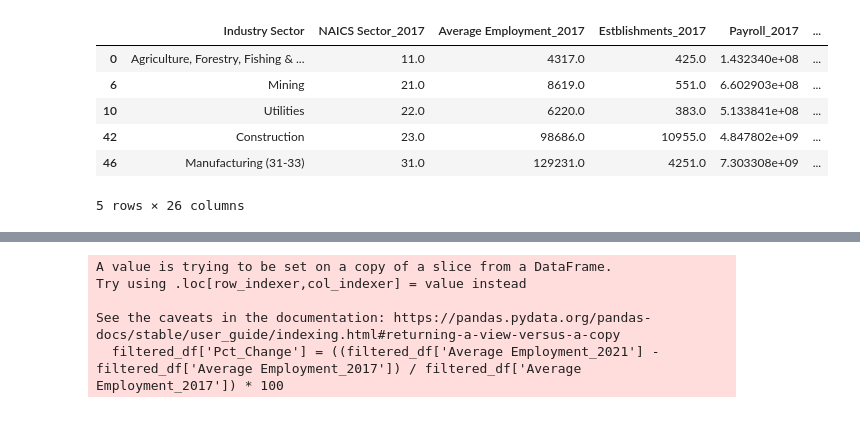
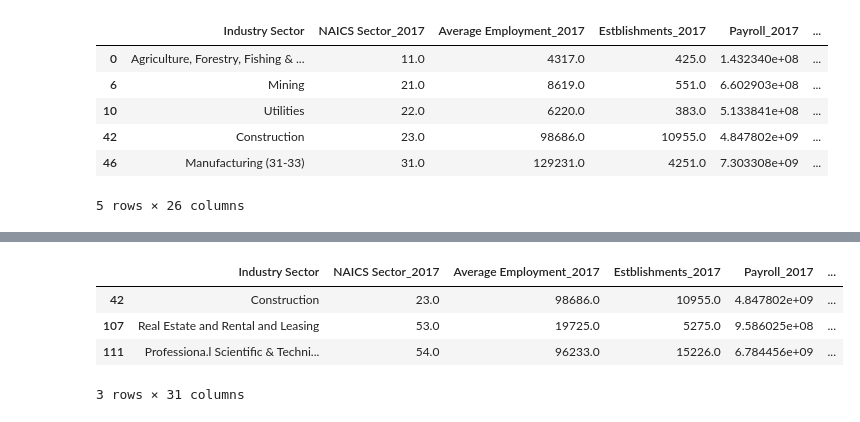
Before and after one commit to JoshuaMayo96/project-1, a Jupyter notebook: project-1.ipynb, the cells around one changed output, grey strips where cells are left out. Cells and saved outputs as stored; diff of their text form; code cells hidden in the pictures.

```diff
--- a/project-1.ipynb
+++ b/project-1.ipynb
@@ -190,12 +184,30 @@ plt.show()
-# %%
-# Calculate percentage change in average employment from 2017 to 2021 for each industry sector.
-filtered_df['Pct_Change'] = ((filtered_df['Average Employment_2021'] - filtered_df['Average Employment_2017']) / filtered_df['Average Employment_2017']) * 100
-
-# Sort the sectors by their percentage change in descending order.
-top_3_sectors = filtered_df.sort_values('Pct_Change', ascending=False).head(3)['Industry Sector'].tolist()
-# %% [output]
-A value is trying to be set on a copy of a slice from a DataFrame.
-Try using .loc[row_indexer,col_indexer] = value instead
-
-See the caveats in the documentation: https://pandas.pydata.org/pandas-docs/stable/user_guide/indexing.html#returning-a-view-versus-a-copy
-  filtered_df['Pct_Change'] = ((filtered_df['Average Employment_2021'] - filtered_df['Average Employment_2017']) / filtered_df['Average Employment_2017']) * 100
+# %%
+# Make a copy of the filtered_df dataframe for the next steps in our script.
+filtered_df_copy = filtered_df.copy()
+
+# Calculate percentage change in average employment from 2017 to 2021 for each industry sector.
+filtered_df_copy['2017'] = 0
+filtered_df_copy['2017-2018'] = ((filtered_df_copy['Average Employment_2018'] - filtered_df_copy['Average Employment_2017']) / filtered_df_copy['Average Employment_2017']) * 100
+filtered_df_copy['2017-2019'] = ((filtered_df_copy['Average Employment_2019'] - filtered_df_copy['Average Employment_2017']) / filtered_df_copy['Average Employment_2017']) * 100
+filtered_df_copy['2017-2020'] = ((filtered_df_copy['Average Employment_2020'] - filtered_df_copy['Average Employment_2017']) / filtered_df_copy['Average Employment_2017']) * 100
+filtered_df_copy['2017-2021'] = ((filtered_df_copy['Average Employment_2021'] - filtered_df_copy['Average Employment_2017']) / filtered_df_copy['Average Employment_2017']) * 100
+
+
+
+# Sort the sectors by their percentage change in descending order so we can find the top 3 sectors with the greatest change.
+top_3_sectors =filtered_df_copy.sort_values('2017-2021', ascending=False).head(4)['Industry Sector'].tolist()
+
+
+
+# Filter the DataFrame to include only the top 3 industry sectors.
+filtered_df_top3 = filtered_df_copy[filtered_df_copy['Industry Sector'].isin(top_3_sectors) & (filtered_df_copy['Industry Sector'] != 'Unclassified establishments')]
+
+
+
+filtered_df_top3
+# %% [output]
+|  | Industry Sector | NAICS Sector_2017 | Average Employment_2017 | Estblishments_2017 | Payroll_2017 | ... |
+| 42 | Construction | 23.0 | 98686.0 | 10955.0 | 4.847802e+09 | ... |
+| 107 | Real Estate and Rental and Leasing | 53.0 | 19725.0 | 5275.0 | 9.586025e+08 | ... |
+| 111 | Professiona.l Scientific & Techni... | 54.0 | 96233.0 | 15226.0 | 6.784456e+09 | ... |
+3 rows × 31 columns
```
Also changed, not shown: parts of 6 cells of this notebook.
